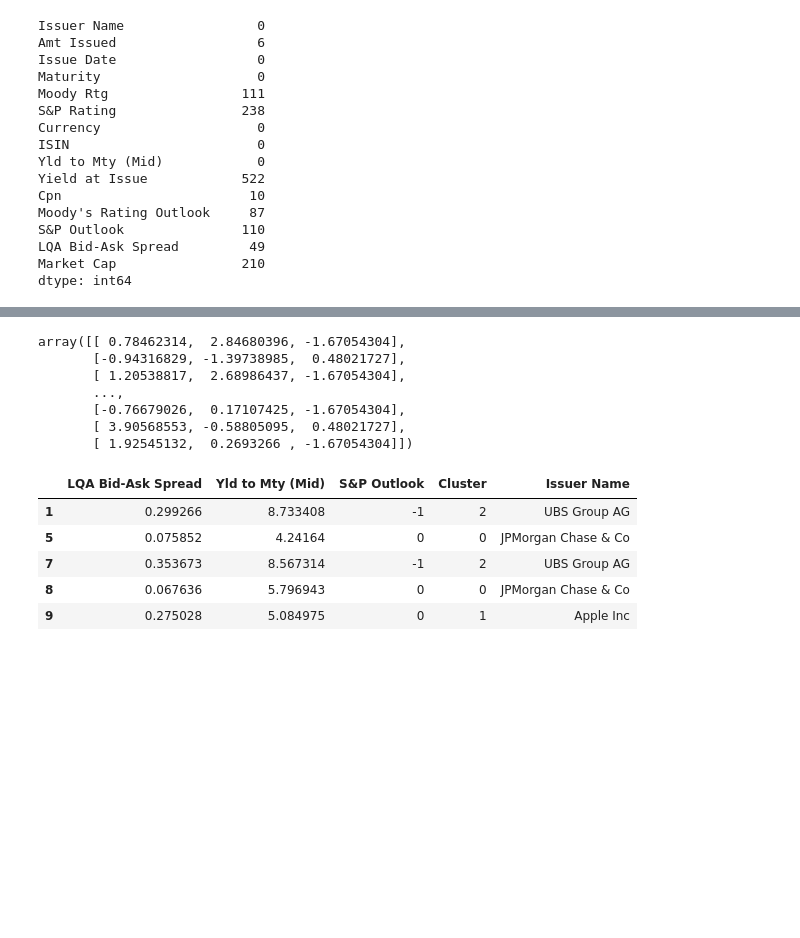
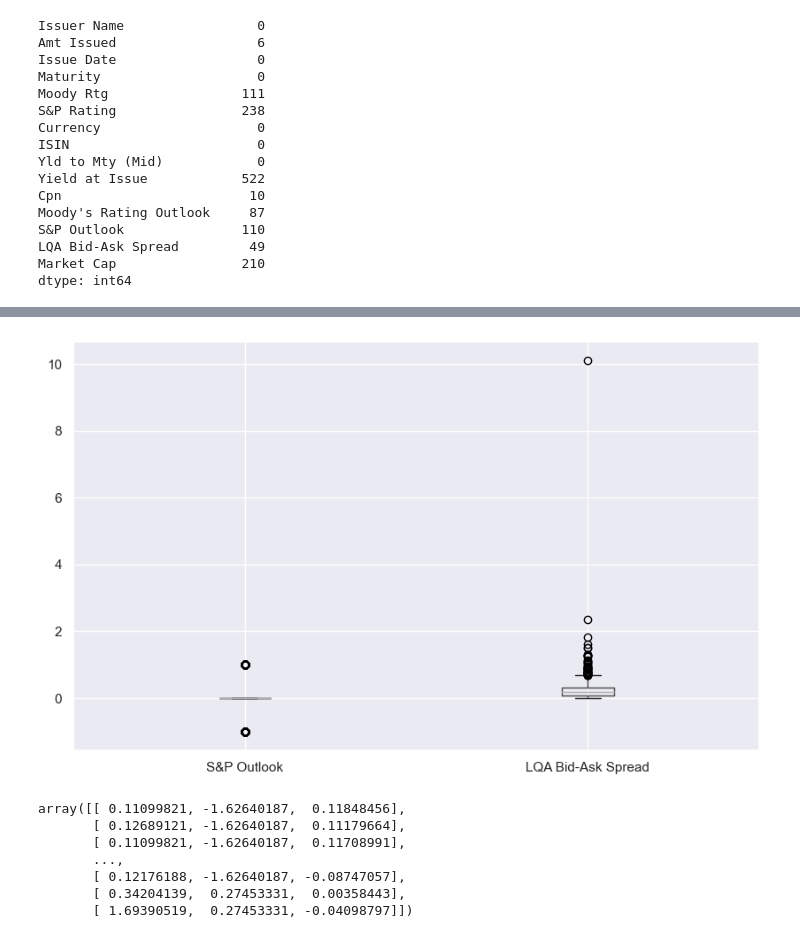
Before and after one commit to jainayushee/market-liquidity-clustering, a Jupyter notebook: project.ipynb, the cells around one changed output, grey strips where cells are left out. Saved outputs shown, nothing was run; the diff lists cells and outputs as text; code cells hidden in the pictures; blank space fills up the shorter version.

```diff
--- a/project.ipynb
+++ b/project.ipynb
@@ -81,34 +117,21 @@ See the caveats in the documentation: https://pandas.pydata.org/pandas-docs/stab
+# %%
+plt.figure(figsize=(10, 6))
+df_cleaned.boxplot()
+plt.show()
+# %% [output]
+[figure, added]
 # %%
 from sklearn.discriminant_analysis import StandardScaler
 scaler = StandardScaler()
 
-final_df = df_cleaned.loc[:, ["LQA Bid-Ask Spread", "Yld to Mty (Mid)", "S&P Outlook"]]
+final_df = df_cleaned.loc[:, ["LQA Bid-Ask Spread", "S&P Outlook", "Yld to Mty (Mid)"]]
 X = scaler.fit_transform(final_df)
 X
 # %% [output]
-array([[ 0.78462314,  2.84680396, -1.67054304],
-       [-0.94316829, -1.39738985,  0.48021727],
-       [ 1.20538817,  2.68986437, -1.67054304],
+array([[ 0.11099821, -1.62640187,  0.11848456],
+       [ 0.12689121, -1.62640187,  0.11179664],
+       [ 0.11099821, -1.62640187,  0.11708991],
        ...,
-       [-0.76679026,  0.17107425, -1.67054304],
-       [ 3.90568553, -0.58805095,  0.48021727],
-       [ 1.92545132,  0.2693266 , -1.67054304]])
+       [ 0.12176188, -1.62640187, -0.08747057],
+       [ 0.34204139,  0.27453331,  0.00358443],
+       [ 1.69390519,  0.27453331, -0.04098797]])
-# %%
-from sklearn.cluster import KMeans
-
-
-n_clusters = 3
-
-kmeans = KMeans(n_clusters = n_clusters)
-final_df["Cluster"] = kmeans.fit_predict(X)
-final_df["Cluster"] = final_df["Cluster"].astype("category")
-final_df["Issuer Name"] = df_cleaned["Issuer Name"]
-# final_df.to_csv("ex2.csv")
-final_df.head()
-# %% [output]
-|  | LQA Bid-Ask Spread | Yld to Mty (Mid) | S&P Outlook | Cluster | Issuer Name |
-| 1 | 0.299266 | 8.733408 | -1 | 2 | UBS Group AG |
-| 5 | 0.075852 | 4.24164 | 0 | 0 | JPMorgan Chase & Co |
-| 7 | 0.353673 | 8.567314 | -1 | 2 | UBS Group AG |
-| 8 | 0.067636 | 5.796943 | 0 | 0 | JPMorgan Chase & Co |
-| 9 | 0.275028 | 5.084975 | 0 | 1 | Apple Inc |
```
Also changed, not shown: parts of 14 cells of this notebook, 1 other file.
